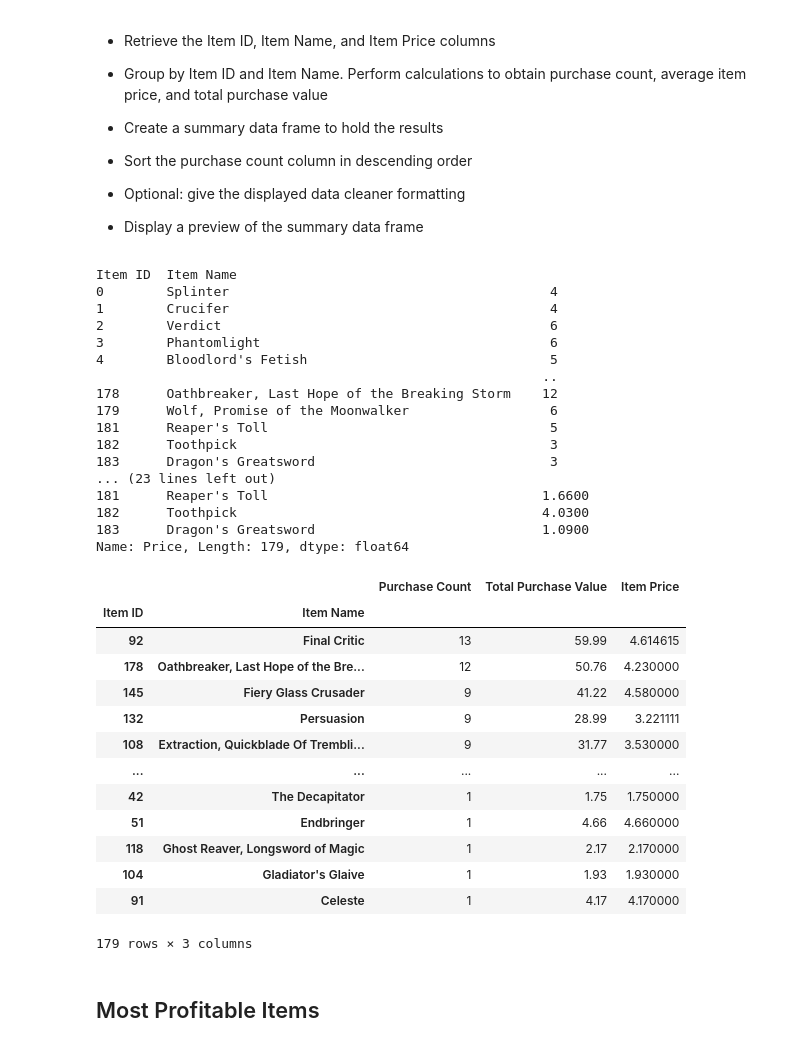
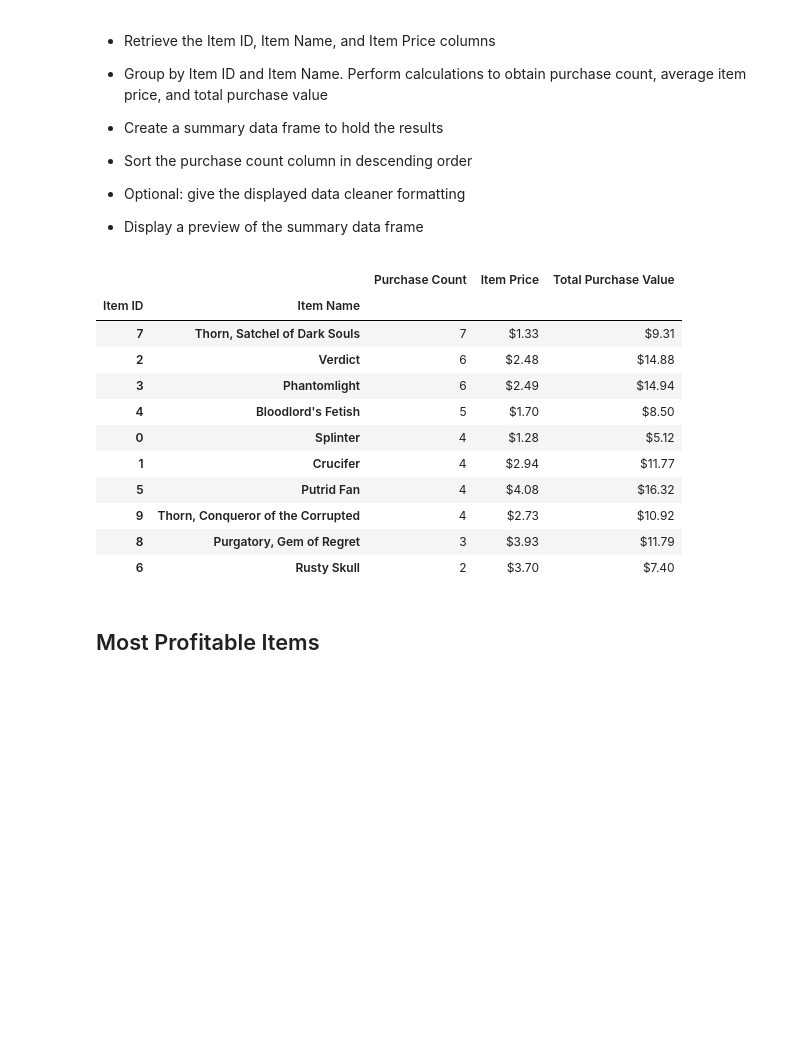
Before and after one commit to Polaris-pixel/Pandas-Challenge, a Jupyter notebook: HeroesOfPymoli/HeroesOfPymoli.ipynb, the cells around one changed output. Drawn from its saved outputs; the diff is of its cells as text; code cells hidden in the pictures; blank space fills up the shorter version.

```diff
--- a/HeroesOfPymoli/HeroesOfPymoli.ipynb
+++ b/HeroesOfPymoli/HeroesOfPymoli.ipynb
@@ -380,54 +341,44 @@ Name: Price, Length: 576, dtype: float64
 
 * Display a preview of the summary data frame
 # %%
+# Create new data frame with items related information
 items_df=purchase_data[["Item ID", "Item Name", "Price"]]
 
+# Group the item data by item id and item name
 items_group = items_df.groupby(["Item ID","Item Name"])
 
+# Count the number of times an item has been purchased
 purchase_count_item=items_group["Price"].count()
-print(purchase_count_item)
+#print(purchase_count_item)
 
+#Calcualte the total purchase value per item
 total_purchase_value_item=items_group["Price"].sum()
-print(total_purchase_value_item)
+#print(total_purchase_value_item)
 
+#Calcualte price per item
 item_price=total_purchase_value_item/purchase_count_item
-print(item_price)
+#print(item_price)
 
-popular_items_df = pd.DataFrame({"Purchase Count": purchase_count_item, "Total Purchase Value": total_purchase_value_item, "Item Price": item_price})
-popular_items_df_sorted = popular_items_df.sort_values("Purchase Count", ascending = False)
+
+popular_items_df = pd.DataFrame({"Purchase Count": purchase_count_item, "Item Price": item_price, "Total Purchase Value": total_purchase_value_item})
+
+# Sort in descending order to obtain top spender names
+popular_items_df_sorted = popular_items_df.head(10).sort_values("Purchase Count", ascending = False).style.format({"Item Price":"${:,.2f}",
+                                                         "Total Purchase Value":"${:,.2f}"})
 popular_items_df_sorted
 # %% [output]
-Item ID  Item Name
-0        Splinter                                         4
-1        Crucifer                                         4
-2        Verdict                                          6
-3        Phantomlight                                     6
-4        Bloodlord's Fetish                               5
-                                                         ..
-178      Oathbreaker, Last Hope of the Breaking Storm    12
-179      Wolf, Promise of the Moonwalker                  6
-181      Reaper's Toll                                    5
-182      Toothpick                                        3
-183      Dragon's Greatsword                              3
-... (23 lines left out)
-181      Reaper's Toll                                   1.6600
-182      Toothpick                                       4.0300
-183      Dragon's Greatsword                             1.0900
-Name: Price, Length: 179, dtype: float64
-|  |  | Purchase Count | Total Purchase Value | Item Price |
+|  |  | Purchase Count | Item Price | Total Purchase Value |
 | Item ID | Item Name |  |  |  |
-| 92 | Final Critic | 13 | 59.99 | 4.614615 |
-| 178 | Oathbreaker, Last Hope of the Bre... | 12 | 50.76 | 4.230000 |
-| 145 | Fiery Glass Crusader | 9 | 41.22 | 4.580000 |
-| 132 | Persuasion | 9 | 28.99 | 3.221111 |
-| 108 | Extraction, Quickblade Of Trembli... | 9 | 31.77 | 3.530000 |
-| ... | ... | ... | ... | ... |
-| 42 | The Decapitator | 1 | 1.75 | 1.750000 |
-| 51 | Endbringer | 1 | 4.66 | 4.660000 |
-| 118 | Ghost Reaver, Longsword of Magic | 1 | 2.17 | 2.170000 |
-| 104 | Gladiator's Glaive | 1 | 1.93 | 1.930000 |
-| 91 | Celeste | 1 | 4.17 | 4.170000 |
+| 7 | Thorn, Satchel of Dark Souls | 7 | $1.33 | $9.31 |
+| 2 | Verdict | 6 | $2.48 | $14.88 |
+| 3 | Phantomlight | 6 | $2.49 | $14.94 |
+| 4 | Bloodlord's Fetish | 5 | $1.70 | $8.50 |
+| 0 | Splinter | 4 | $1.28 | $5.12 |
+| 1 | Crucifer | 4 | $2.94 | $11.77 |
+| 5 | Putrid Fan | 4 | $4.08 | $16.32 |
+| 9 | Thorn, Conqueror of the Corrupted | 4 | $2.73 | $10.92 |
+| 8 | Purgatory, Gem of Regret | 3 | $3.93 | $11.79 |
+| 6 | Rusty Skull | 2 | $3.70 | $7.40 |
-179 rows × 3 columns
 # %% [markdown]
 ## Most Profitable Items
 # %% [markdown]
```
Also changed, not shown: parts of 17 cells of this notebook.
